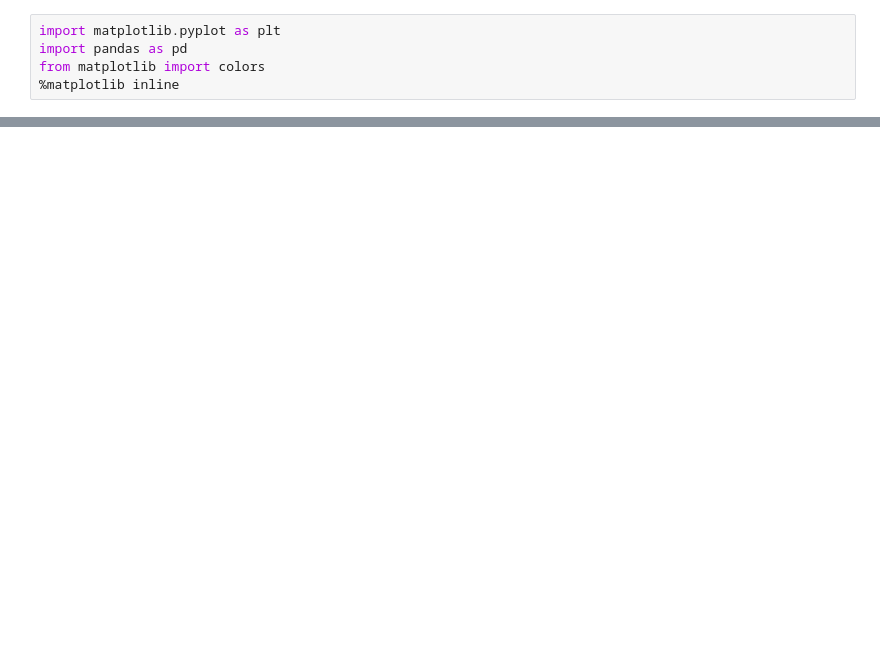
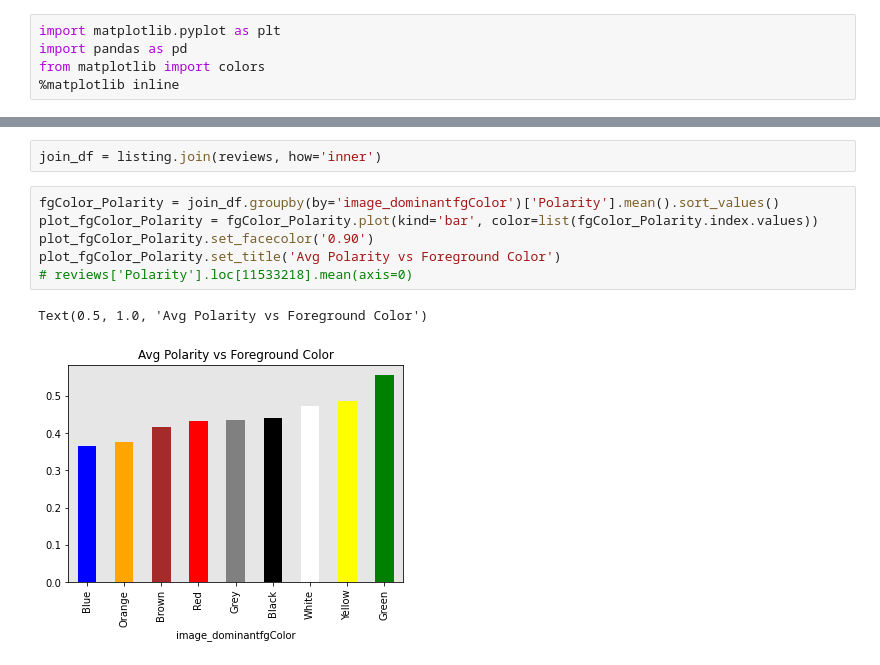
Before and after one commit to C-milo/SDM_FinalProject, a Jupyter notebook: airbnb_plots.ipynb, the cells around one changed output, grey strips where cells are left out. Drawn from its saved outputs; the diff is of its cells as text; blank space fills up the shorter version.

```diff
--- a/airbnb_plots.ipynb
+++ b/airbnb_plots.ipynb
@@ -75,0 +19,11 @@ listing.head(5)
+# %%
+join_df = listing.join(reviews, how='inner')
+# %%
+fgColor_Polarity = join_df.groupby(by='image_dominantfgColor')['Polarity'].mean().sort_values()
+plot_fgColor_Polarity = fgColor_Polarity.plot(kind='bar', color=list(fgColor_Polarity.index.values))
+plot_fgColor_Polarity.set_facecolor('0.90')
+plot_fgColor_Polarity.set_title('Avg Polarity vs Foreground Color')
+# reviews['Polarity'].loc[11533218].mean(axis=0)
+# %% [output]
+Text(0.5, 1.0, 'Avg Polarity vs Foreground Color')
+[figure, added]
```
Also changed, not shown: parts of 15 cells of this notebook, 1 other file.
